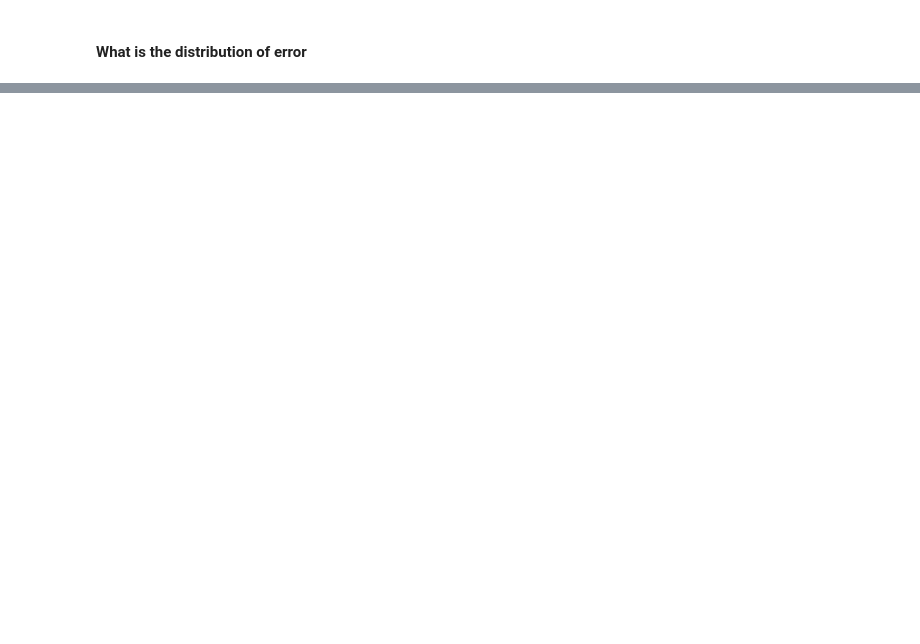
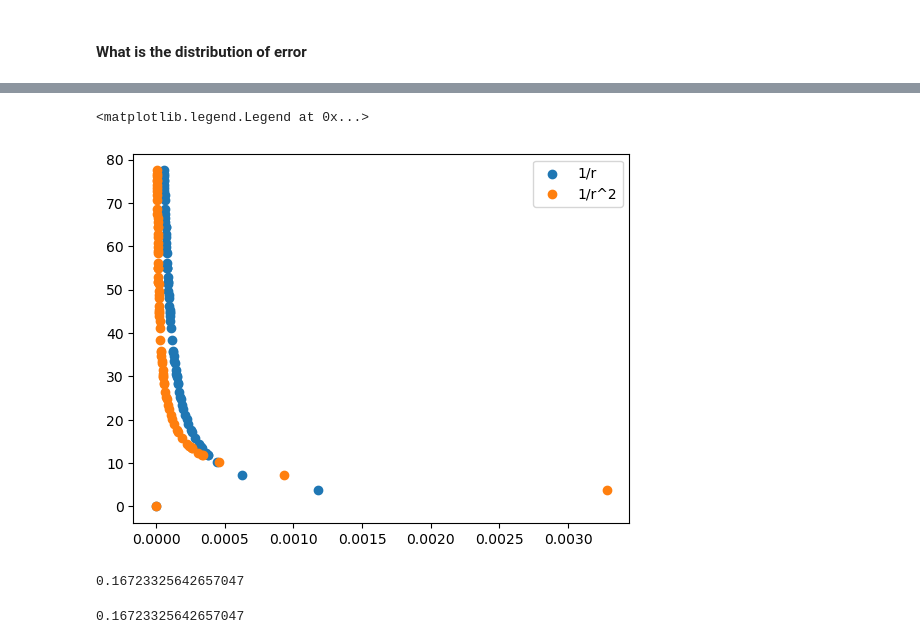
Before and after one commit to idptools/starling, a Jupyter notebook: starling/training/viz_maps.ipynb, the cells around one changed output, grey strips where cells are left out. Saved outputs shown, nothing was run; the diff lists cells and outputs as text; code cells hidden in the pictures; blank space fills up the shorter version.

```diff
--- a/starling/training/viz_maps.ipynb
+++ b/starling/training/viz_maps.ipynb
@@ -134,0 +193,5 @@ Text(0, 0.5, 'Error in Angstrom')
+# %%
+weights_reciprocal = 1/ground_truth_example
+weights_reciprocal[np.isinf(weights_reciprocal)] = 0
+
+weights_reciprocal = weights_reciprocal/(weights_reciprocal.sum())
@@ -134,0 +203,13 @@ Text(0, 0.5, 'Error in Angstrom')
+# %%
+weights_reciprocal_squared = 1/ground_truth_example**2
+weights_reciprocal_squared[np.isinf(weights_reciprocal_squared)] = 0
+
+weights_reciprocal_squared = weights_reciprocal_squared/(weights_reciprocal_squared.sum())
+# %%
+plt.scatter(weights_reciprocal[0], ground_truth_example[0], label='1/r')
+plt.scatter(weights_reciprocal_squared[0], ground_truth_example[0], label='1/r^2')
+plt.legend()
+# plt.scatter(weights[0], ground_truth_example[0])
+# %% [output]
+<matplotlib.legend.Legend at 0x...>
+[figure, added]
@@ -134,0 +221,4 @@ Text(0, 0.5, 'Error in Angstrom')
+# %%
+mse
+# %% [output]
+0.16723325642657047
@@ -134,0 +227,5 @@ Text(0, 0.5, 'Error in Angstrom')
+# %%
+squared_diffs = (data-target)**2
+((squared_diffs*weights)/weights.sum()).sum()
+# %% [output]
+0.16723325642657047
```
Also changed, not shown: parts of 24 cells of this notebook.
